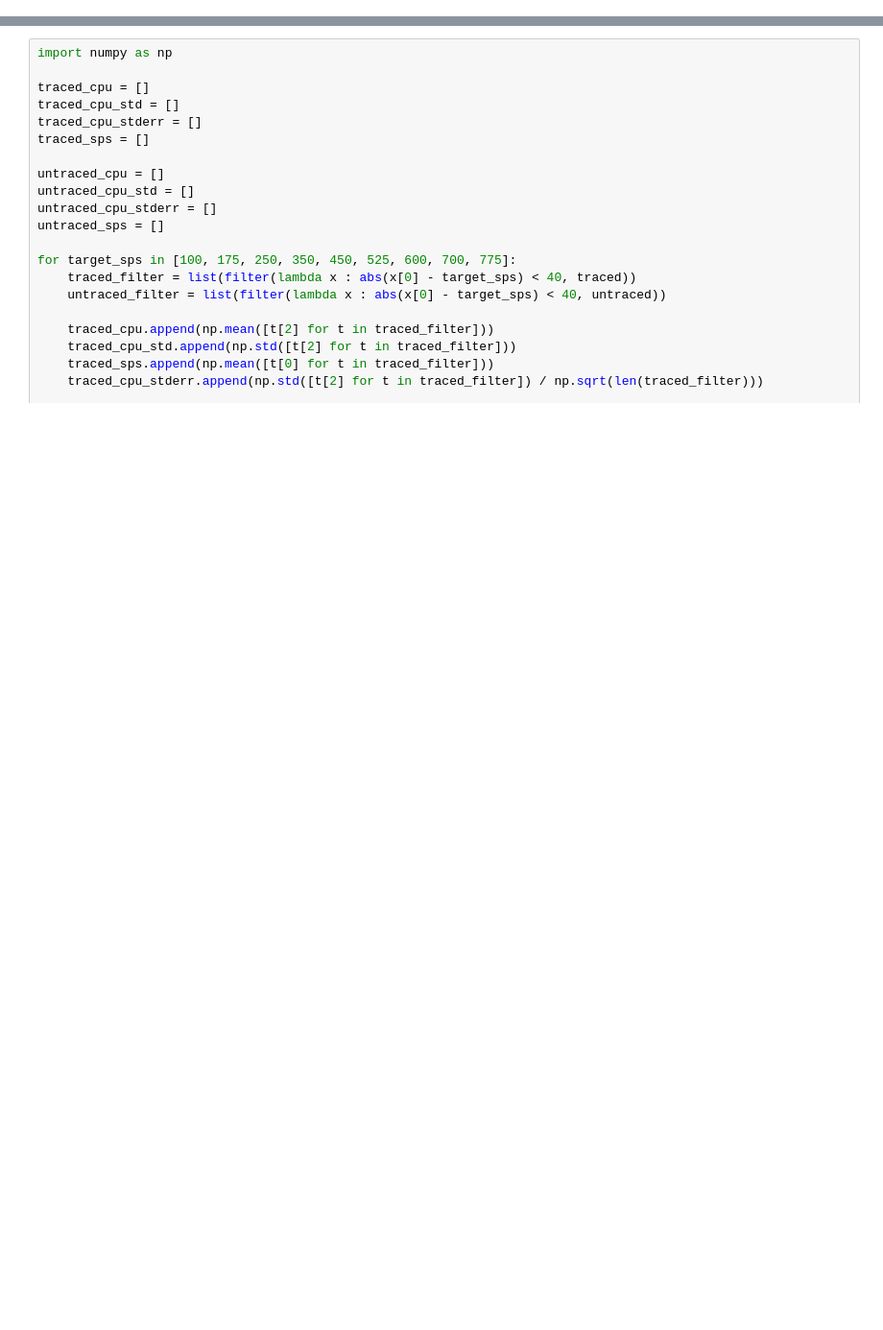
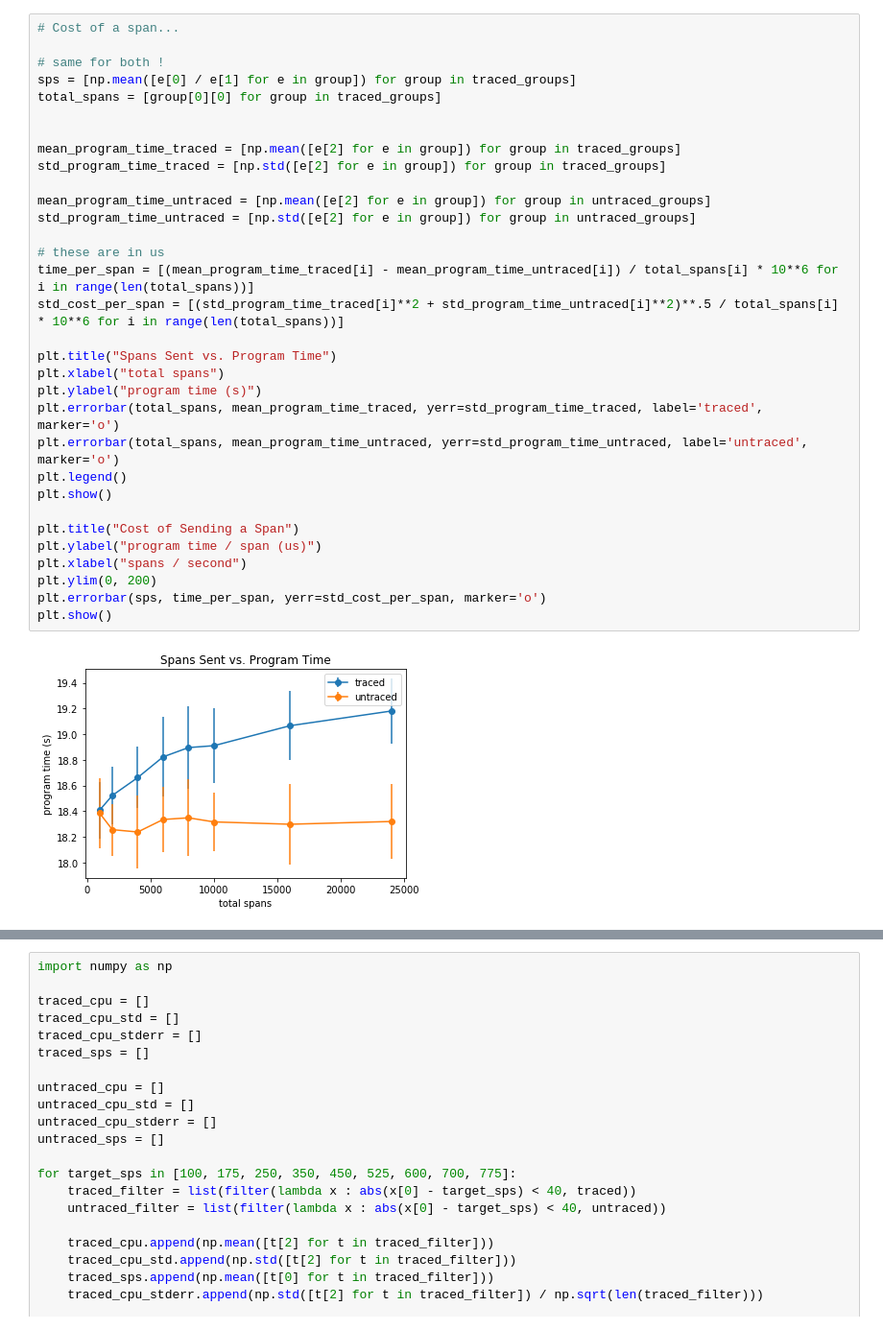
Before and after one commit to lightstep/lightstep-benchmarks, a Jupyter notebook: analysis/analysis.ipynb, the cells around one changed output, grey strips where cells are left out. Shown at 96% size. Cells and saved outputs as stored; diff of their text form; blank space fills up the shorter version.

```diff
--- a/analysis/analysis.ipynb
+++ b/analysis/analysis.ipynb
@@ -29,0 +73,34 @@ plt.show()
+# %%
+# Cost of a span...
+
+# same for both !
+sps = [np.mean([e[0] / e[1] for e in group]) for group in traced_groups]
+total_spans = [group[0][0] for group in traced_groups]
+
+
+mean_program_time_traced = [np.mean([e[2] for e in group]) for group in traced_groups]
+std_program_time_traced = [np.std([e[2] for e in group]) for group in traced_groups]
+
+mean_program_time_untraced = [np.mean([e[2] for e in group]) for group in untraced_groups]
+std_program_time_untraced = [np.std([e[2] for e in group]) for group in untraced_groups]
+
+# these are in us
+time_per_span = [(mean_program_time_traced[i] - mean_program_time_untraced[i]) / total_spans[i] * 10**6 for i in range(len(total_spans))]
+std_cost_per_span = [(std_program_time_traced[i]**2 + std_program_time_untraced[i]**2)**.5 / total_spans[i] * 10**6 for i in range(len(total_spans))]
+
+plt.title("Spans Sent vs. Program Time")
+plt.xlabel("total spans")
+plt.ylabel("program time (s)")
+plt.errorbar(total_spans, mean_program_time_traced, yerr=std_program_time_traced, label='traced', marker='o')
+plt.errorbar(total_spans, mean_program_time_untraced, yerr=std_program_time_untraced, label='untraced', marker='o')
+plt.legend()
+plt.show()
+
+plt.title("Cost of Sending a Span")
+plt.ylabel("program time / span (us)")
+plt.xlabel("spans / second")
+plt.ylim(0, 200)
+plt.errorbar(sps, time_per_span, yerr=std_cost_per_span, marker='o')
+plt.show()
+# %% [output]
+[figure, added]
```
Also changed, not shown: parts of 4 cells of this notebook, 4 other files.
